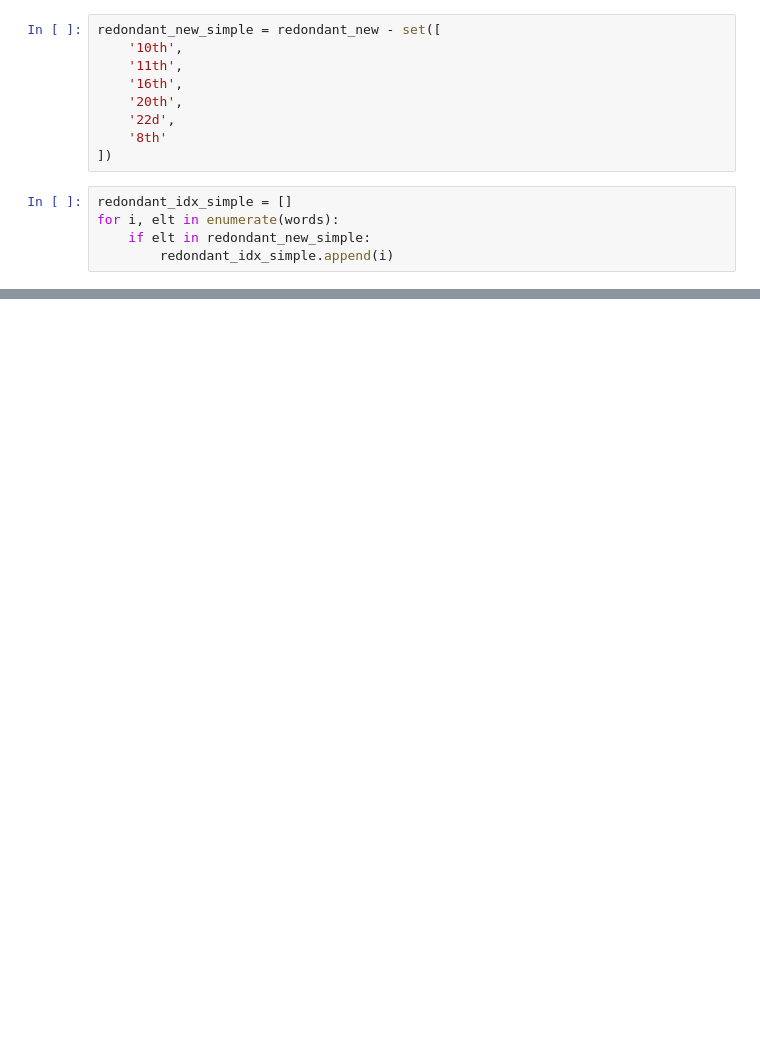
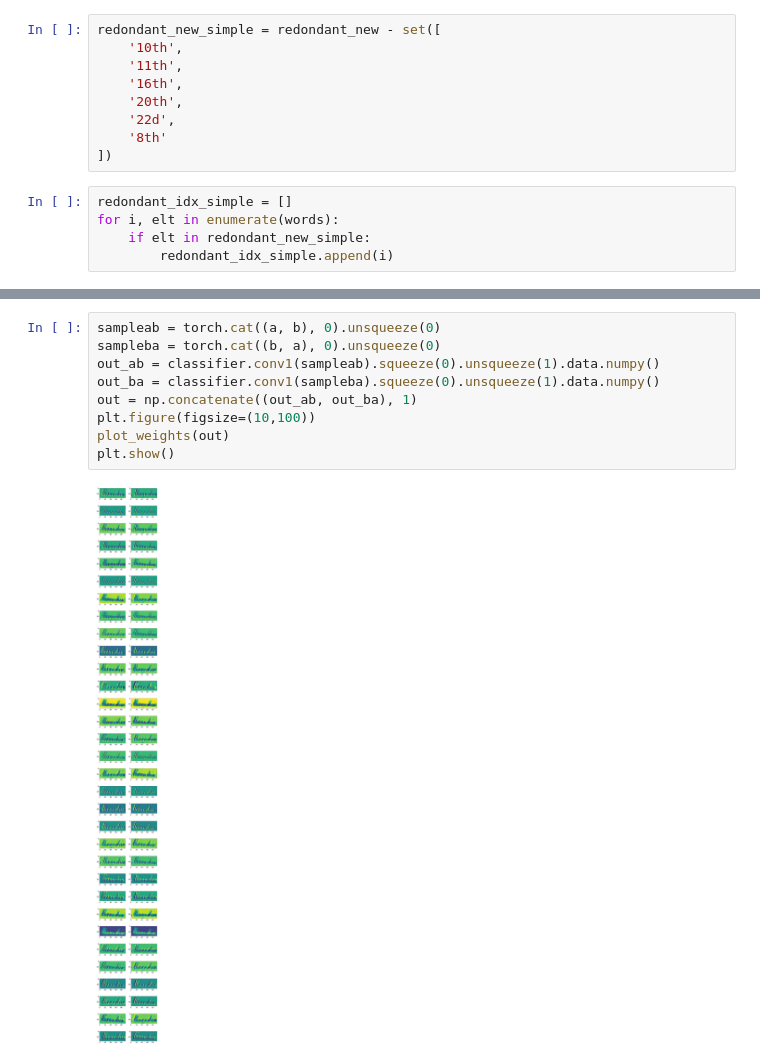
Before and after one commit to felixgaschi/word-image-similarity, a Jupyter notebook: Visualisation.ipynb, the cells around one changed output, grey strips where cells are left out. Drawn from its saved outputs; the diff is of its cells as text; blank space fills up the shorter version.

```diff
--- a/Visualisation.ipynb
+++ b/Visualisation.ipynb
@@ -443,0 +355,11 @@ redondant_idx_simple
+# %%
+sampleab = torch.cat((a, b), 0).unsqueeze(0)
+sampleba = torch.cat((b, a), 0).unsqueeze(0)
+out_ab = classifier.conv1(sampleab).squeeze(0).unsqueeze(1).data.numpy()
+out_ba = classifier.conv1(sampleba).squeeze(0).unsqueeze(1).data.numpy()
+out = np.concatenate((out_ab, out_ba), 1)
+plt.figure(figsize=(10,100))
+plot_weights(out)
+plt.show()
+# %% [output]
+[figure, added]
```
Also changed, not shown: parts of 25 cells of this notebook, 1 other file.
